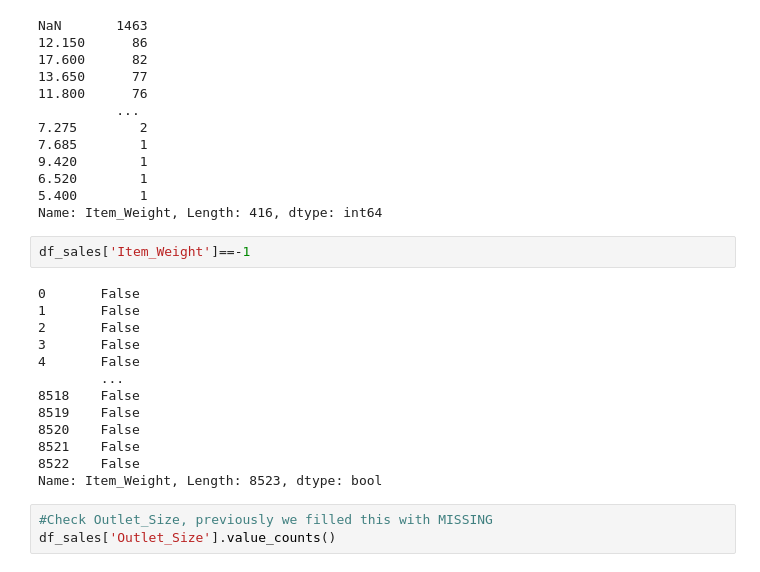
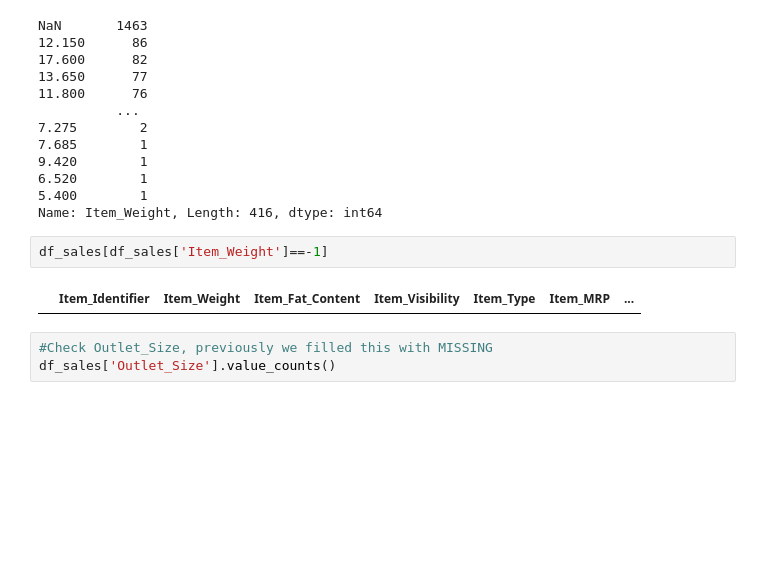
Before and after one commit to Carla9711/Prediction-of-Product-Sales, a Jupyter notebook: Prediction of Product Sales.ipynb, the cells around one changed output. Saved outputs shown, nothing was run; the diff lists cells and outputs as text; blank space fills up the shorter version.

```diff
--- a/Prediction of Product Sales.ipynb
+++ b/Prediction of Product Sales.ipynb
@@ -511,20 +511,9 @@ NaN       1463
 5.400        1
 Name: Item_Weight, Length: 416, dtype: int64
 # %%
-df_sales['Item_Weight']==-1
+df_sales[df_sales['Item_Weight']==-1]
 # %% [output]
-0       False
-1       False
-2       False
-3       False
-4       False
-        ...
-8518    False
-8519    False
-8520    False
-8521    False
-8522    False
-Name: Item_Weight, Length: 8523, dtype: bool
+|  | Item_Identifier | Item_Weight | Item_Fat_Content | Item_Visibility | Item_Type | Item_MRP | ... |
 # %%
 #Check Outlet_Size, previously we filled this with MISSING
 df_sales['Outlet_Size'].value_counts()
```
Also changed, not shown: parts of 13 cells of this notebook.
